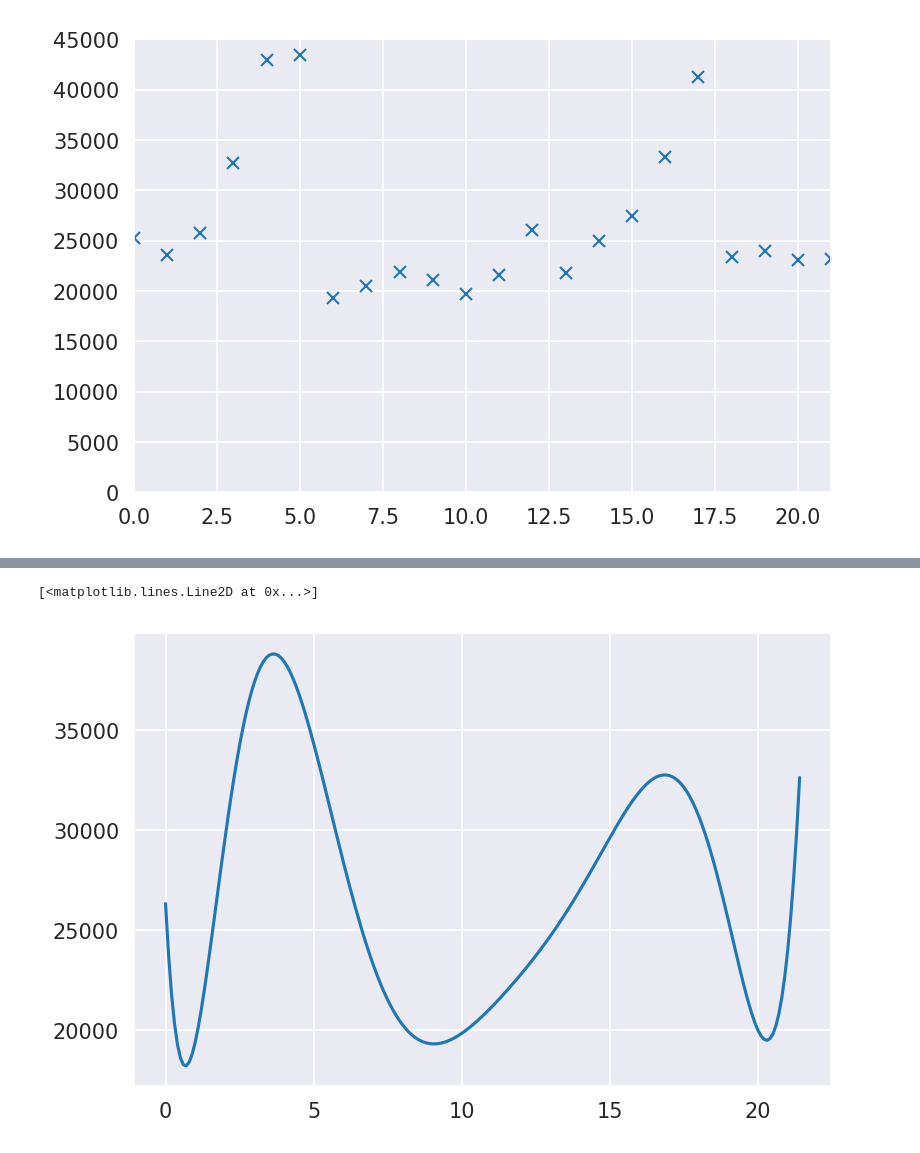
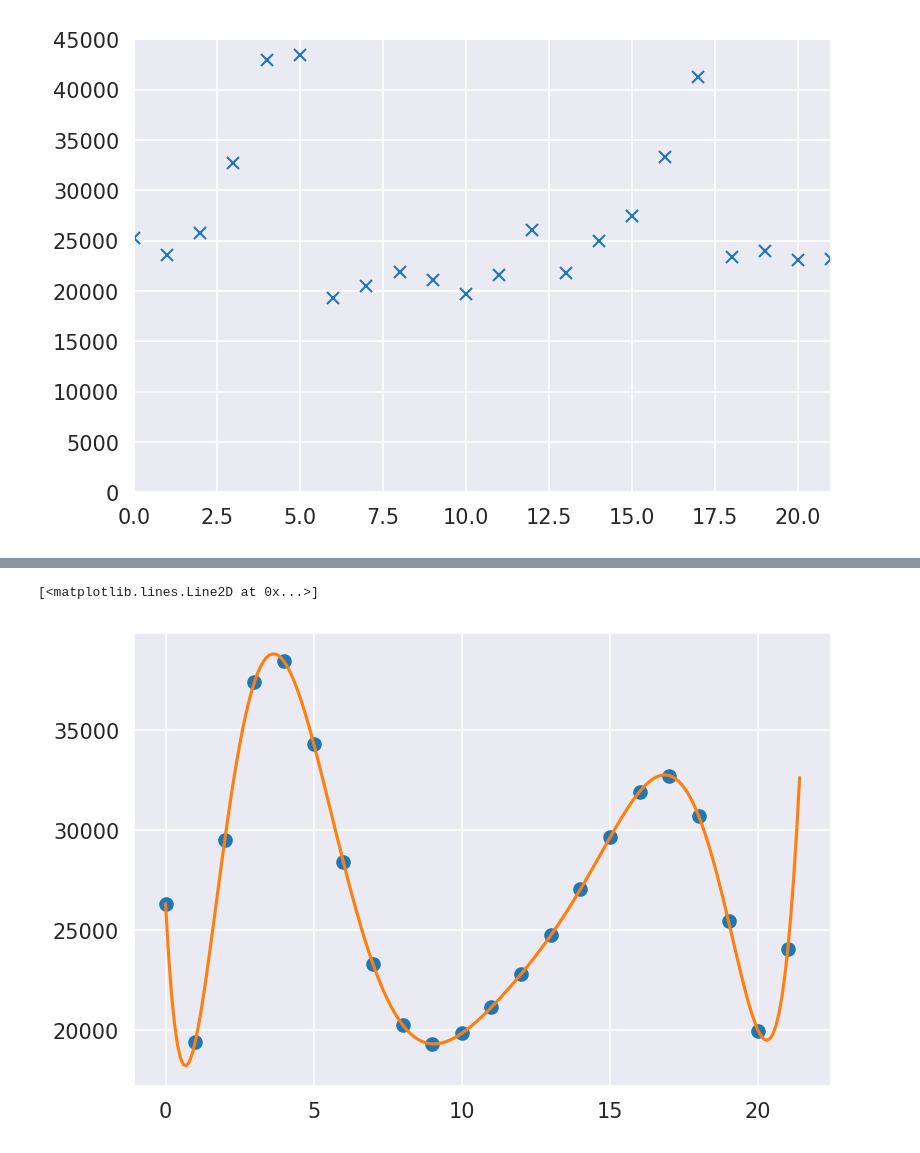
Before and after one commit to bainaryho/PotatoProject, a Jupyter notebook: BigdataProjectPotato.ipynb, the cells around one changed output, grey strips where cells are left out. Drawn from its saved outputs; the diff is of its cells as text; code cells hidden in the pictures.

```diff
--- a/BigdataProjectPotato.ipynb
+++ b/BigdataProjectPotato.ipynb
@@ -272,21 +240,22 @@ sns.lineplot(x=x,y=y) #반입량
-# %%
-# 반입량이 X고 가격이Y 인 선형회귀로 9월 10월 예측
-from sklearn.linear_model import LinearRegression
-line_fitter = LinearRegression()
-#기울기: line_fitter.coef_
-#절편: line_fitter.intercept_
-X = yp9
-y = dfPotatoD["EXAMIN_NM"] #20kg당 가격 # 215개로 바꿔야되네
-plt.plot(X, y, 'o')
-plt.show()
-
-
-
-# 머신러닝은 데이터를 0과1사이로 바꾸는게 좋다고 하심. scaler = MinMaxScaler(feature)
-
-# 이번엔 가격만 가지고 시계열로 예측
-
-# 결론 - 시계열과 선형회귀중 무엇이 더 예측을 잘하였는가
-# %% [output]
-[<matplotlib.lines.Line2D at 0x...>]
-[figure, removed]
+# %%
+# 반입량이 X고 가격이Y 인 선형회귀로 9월 10월 예측전 데이터 처리및 분석
+#print(xp9) #0에서 0.1씩 커지는 1차원 배열
+#print(yp9) # y값 1차원 배열
+#print(reg.intercept_)#직선의 세로축과 만나는지점의 세로축값을 나타냄 / a0값
+#print(reg.coef_)#직선의 기울기 / y=a0+a1x+a2x2+⋯+a9x9 에서 a1부터의 값
+
+#★해결1)intercept_,coef_로 GY란 곡선의 방정식을 만들어 X축의 값이 1~22일때의 곡선위의 Y의 값을 찾는다
+Gresult =[] #결과값이 들어갈 배열
+for GX in range(0,22) :
+  GY = 26327.72 - 2.80252298e+04*GX + 3.02139788e+04*GX**2 - 1.08741295e+04*GX**3 + 1.93159900e+03*GX**4 - 1.94409085e+02*GX**5 + 1.15677229e+01*GX**6 - 3.98539738e-01*GX**7 + 7.19783833e-03*GX**8 - 5.06898978e-05*GX**9
+  Gresult.append(round(GY))
+
+#전에 반입량 점찍을때 썼던 x의 값 다시 가져옴
+x = [Data[k][0] for k in range(len(Data))]
+
+#Gresult에 GY = ...GX의 ★해결1)방정식이 들어간 그래프 보여줌
+plt.plot(x, Gresult, "o")
+plt.plot(xp9, yp9)
+# %% [output]
+[<matplotlib.lines.Line2D at 0x...>]
+[figure, added]
```
Also changed, not shown: parts of 20 cells of this notebook.
